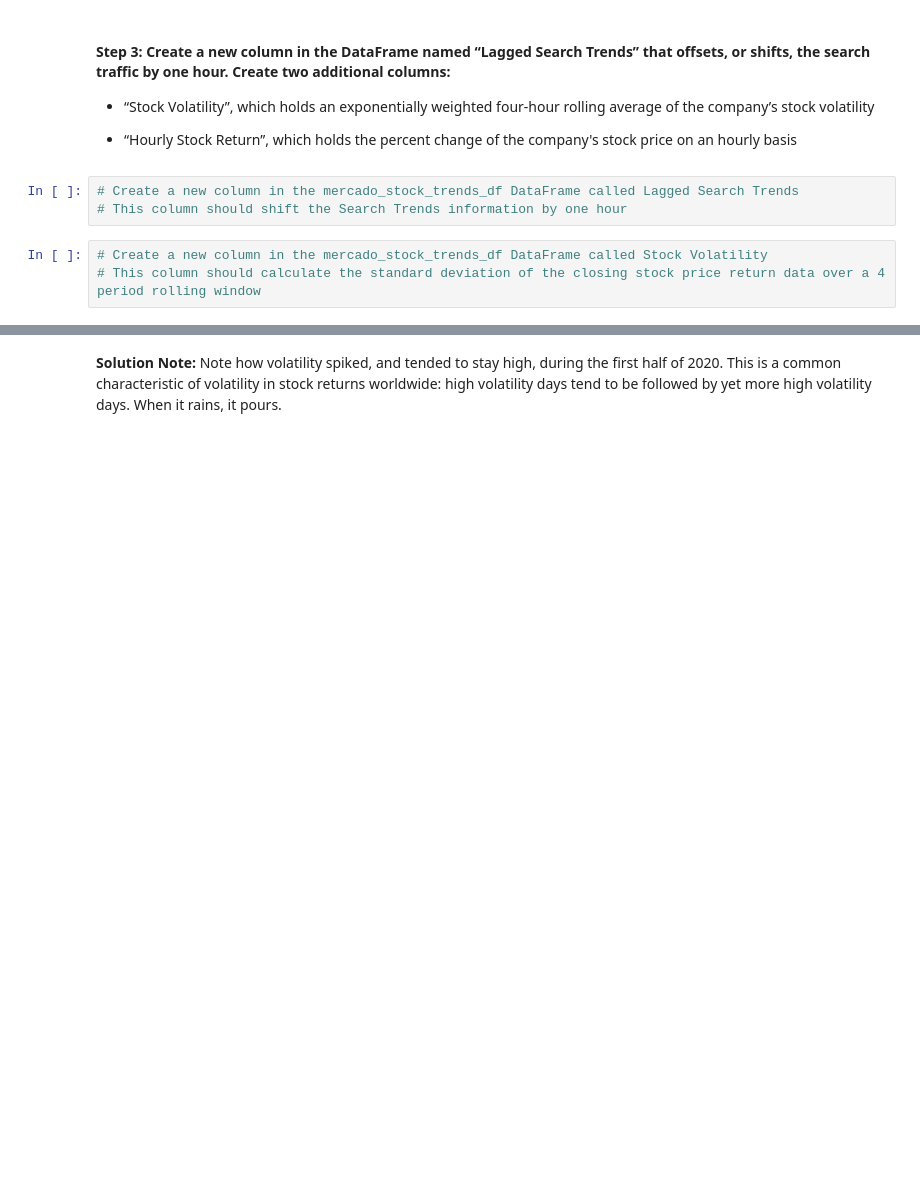
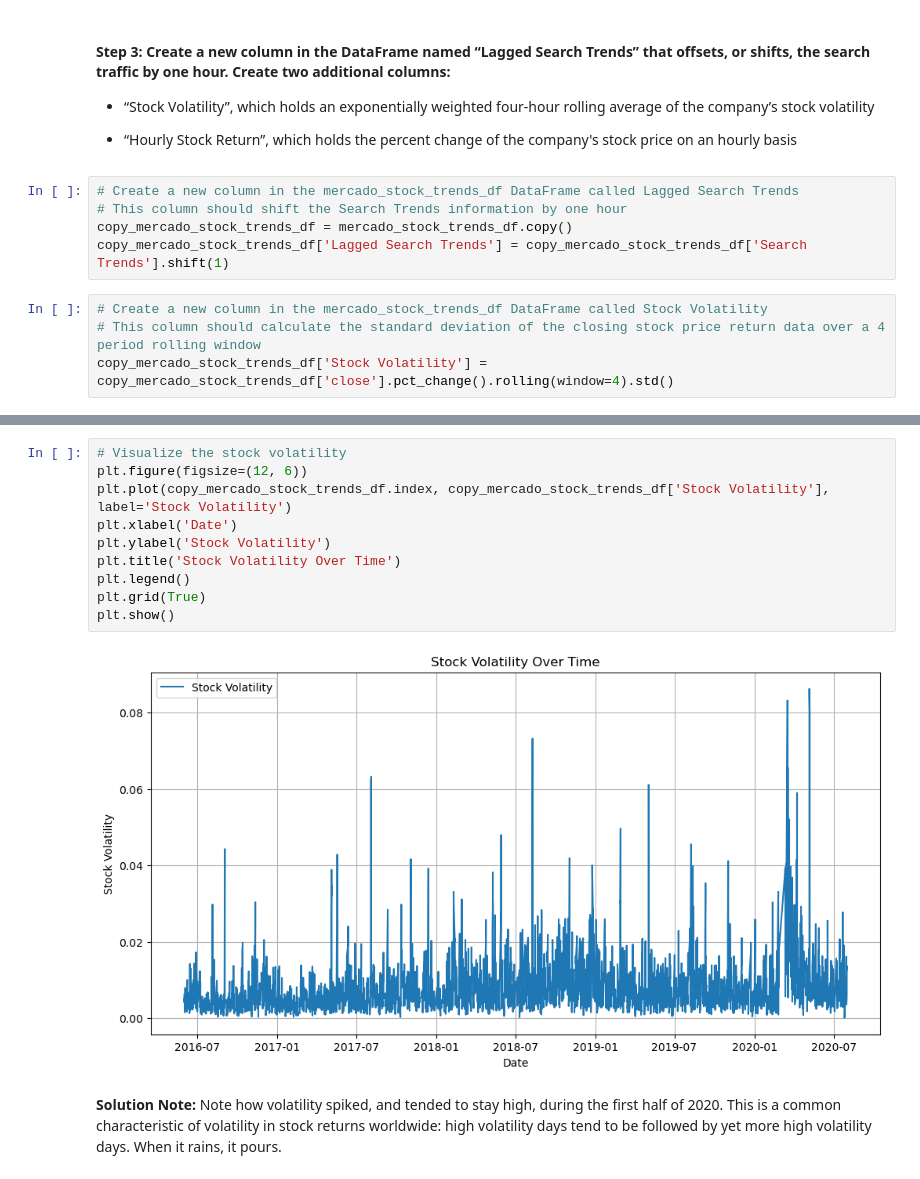
Before and after one commit to tsjohns9/prophet-challenge, a Jupyter notebook: forecasting_net_prophet.ipynb, the cells around one changed output, grey strips where cells are left out. Drawn from its saved outputs; the diff is of its cells as text; blank space fills up the shorter version.

```diff
--- a/forecasting_net_prophet.ipynb
+++ b/forecasting_net_prophet.ipynb
@@ -340,6 +357,9 @@ array([<Axes: >, <Axes: >], dtype=object)
 # %%
 # Create a new column in the mercado_stock_trends_df DataFrame called Lagged Search Trends
 # This column should shift the Search Trends information by one hour
+copy_mercado_stock_trends_df = mercado_stock_trends_df.copy()
+copy_mercado_stock_trends_df['Lagged Search Trends'] = copy_mercado_stock_trends_df['Search Trends'].shift(1)
 # %%
 # Create a new column in the mercado_stock_trends_df DataFrame called Stock Volatility
 # This column should calculate the standard deviation of the closing stock price return data over a 4 period rolling window
+copy_mercado_stock_trends_df['Stock Volatility'] = copy_mercado_stock_trends_df['close'].pct_change().rolling(window=4).std()
@@ -351,3 +366,15 @@ array([<Axes: >, <Axes: >], dtype=object)
+# %%
+# Visualize the stock volatility
+plt.figure(figsize=(12, 6))
+plt.plot(copy_mercado_stock_trends_df.index, copy_mercado_stock_trends_df['Stock Volatility'], label='Stock Volatility')
+plt.xlabel('Date')
+plt.ylabel('Stock Volatility')
+plt.title('Stock Volatility Over Time')
+plt.legend()
+plt.grid(True)
+plt.show()
+# %% [output]
+[figure, added]
 # %% [markdown]
 **Solution Note:** Note how volatility spiked, and tended to stay high, during the first half of 2020. This is a common characteristic of volatility in stock returns worldwide: high volatility days tend to be followed by yet more high volatility days. When it rains, it pours.
 # %%
```
Also changed, not shown: parts of 12 cells of this notebook.
